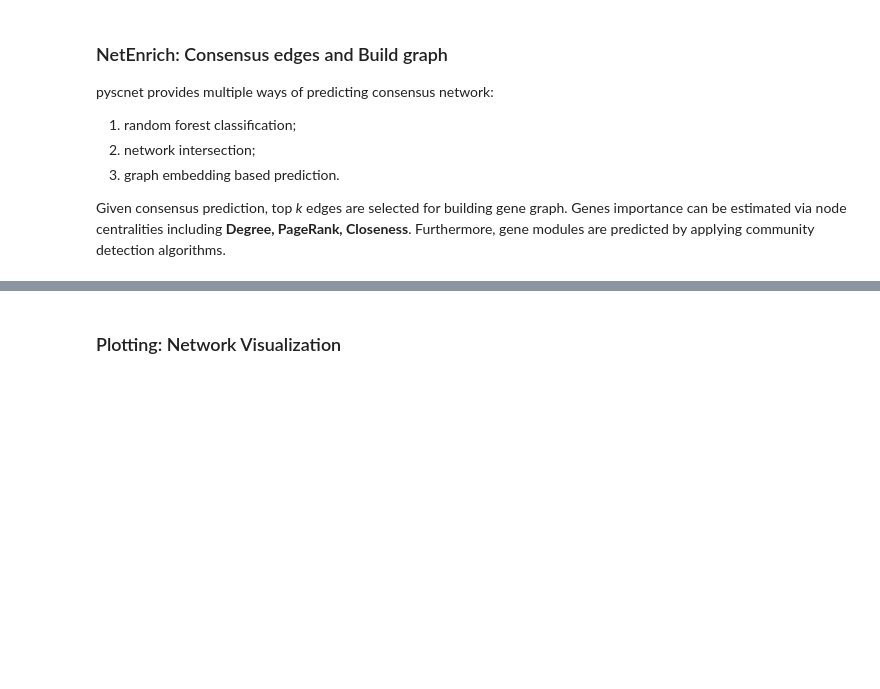
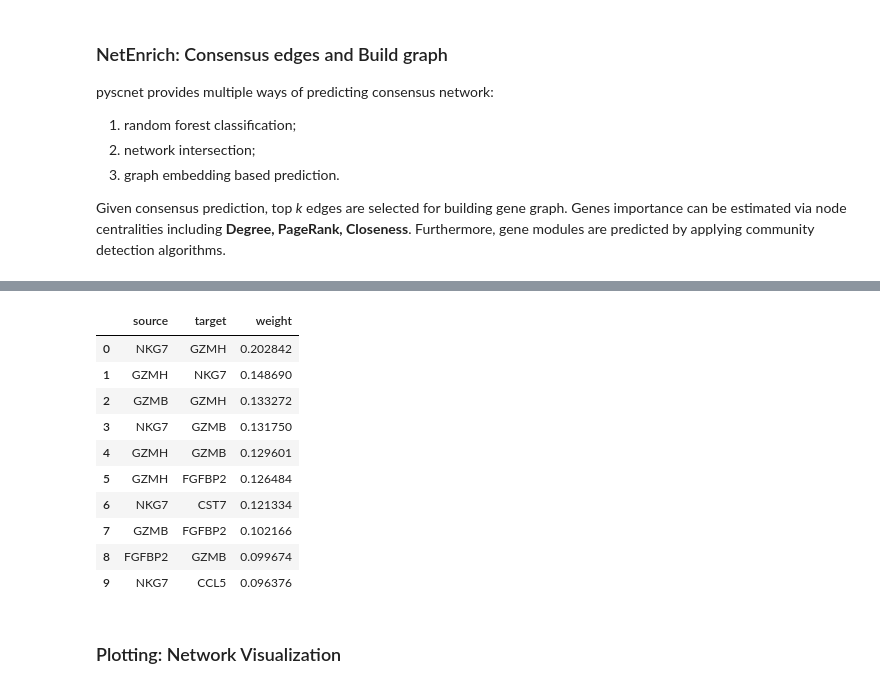
Before and after one commit to MingBit/PySCNet, a Jupyter notebook: tutorial/pyscnet_pbmc.ipynb, the cells around one changed output, grey strips where cells are left out. Saved outputs shown, nothing was run; the diff lists cells and outputs as text; code cells hidden in the pictures; blank space fills up the shorter version.

```diff
--- a/tutorial/pyscnet_pbmc.ipynb
+++ b/tutorial/pyscnet_pbmc.ipynb
@@ -111,3 +137,17 @@ scanpy_gne = gt.community_detect(scanpy_gne)
+# %%
+scanpy_gne.NetAttrs['GENIE3_links'].head(10)
+# %% [output]
+|  | source | target | weight |
+| 0 | NKG7 | GZMH | 0.202842 |
+| 1 | GZMH | NKG7 | 0.148690 |
+| 2 | GZMB | GZMH | 0.133272 |
+| 3 | NKG7 | GZMB | 0.131750 |
+| 4 | GZMH | GZMB | 0.129601 |
+| 5 | GZMH | FGFBP2 | 0.126484 |
+| 6 | NKG7 | CST7 | 0.121334 |
+| 7 | GZMB | FGFBP2 | 0.102166 |
+| 8 | FGFBP2 | GZMB | 0.099674 |
+| 9 | NKG7 | CCL5 | 0.096376 |
 # %% [markdown]
 ### Plotting: Network Visualization
 # %%
```
Also changed, not shown: parts of 9 cells of this notebook, 6 other files.
